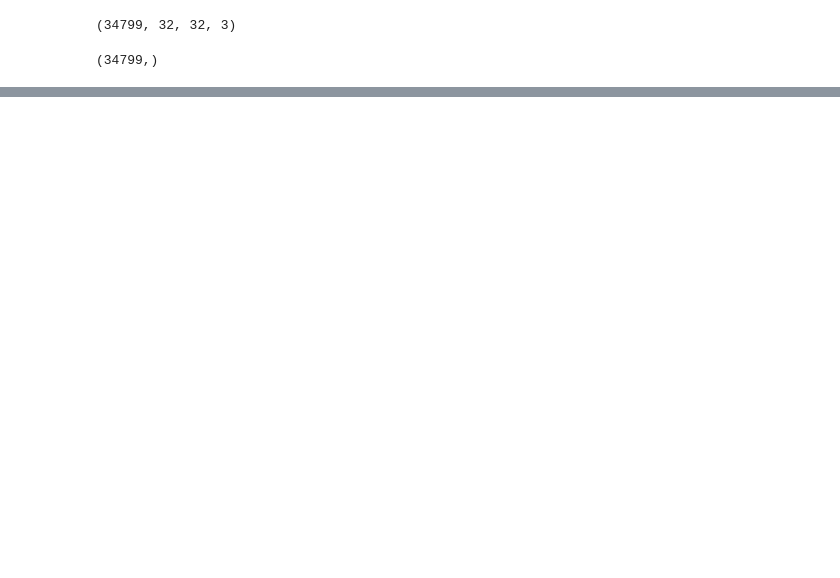
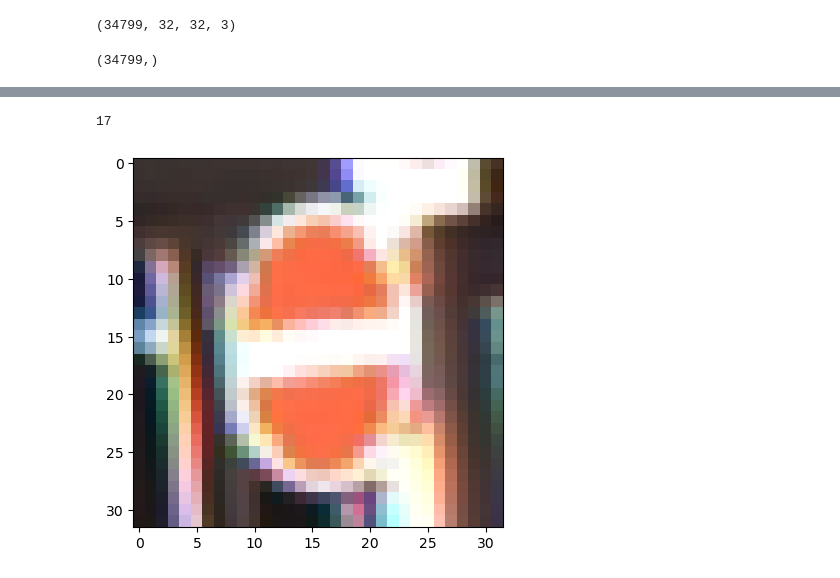
Before and after one commit to fegarciatejada/Le-NetTrafficSign, a Jupyter notebook: Le-NetTrafficSign.ipynb, the cells around one changed output, grey strips where cells are left out. Drawn from its saved outputs; the diff is of its cells as text; code cells hidden in the pictures; blank space fills up the shorter version.

```diff
--- a/Le-NetTrafficSign.ipynb
+++ b/Le-NetTrafficSign.ipynb
@@ -27,0 +48,7 @@ y_train.shape
+# %%
+i = 4000
+plt.imshow(X_validation[i])
+y_validation[i]
+# %% [output]
+17
+[figure, added]
```
Also changed, not shown: parts of 13 cells of this notebook.
